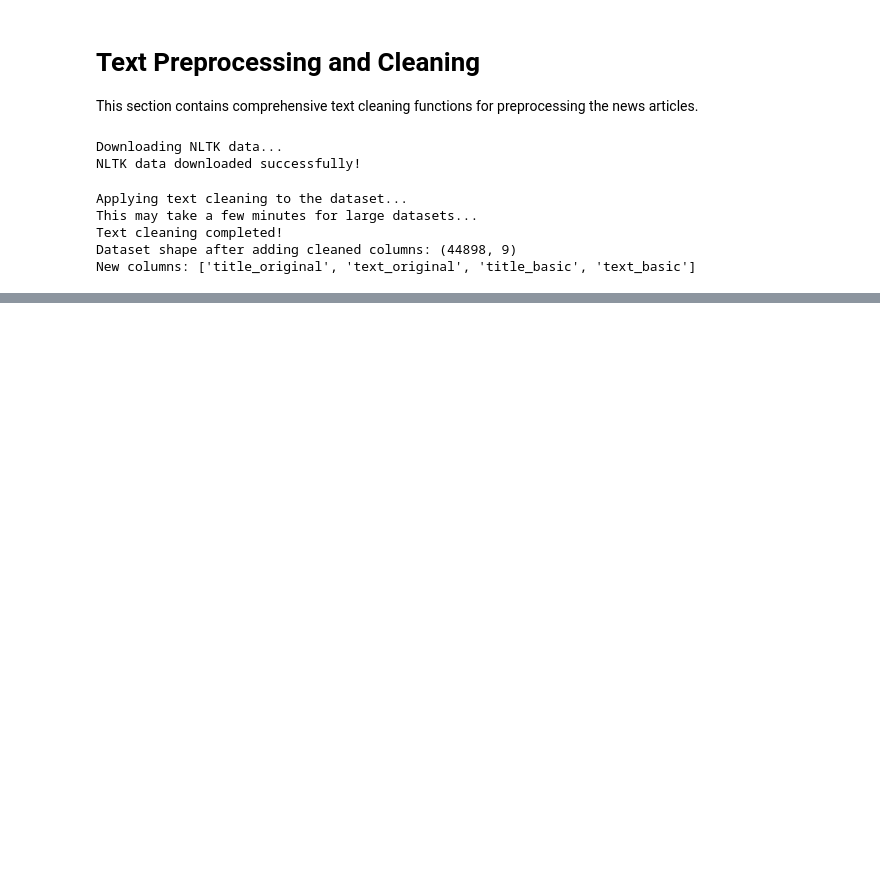
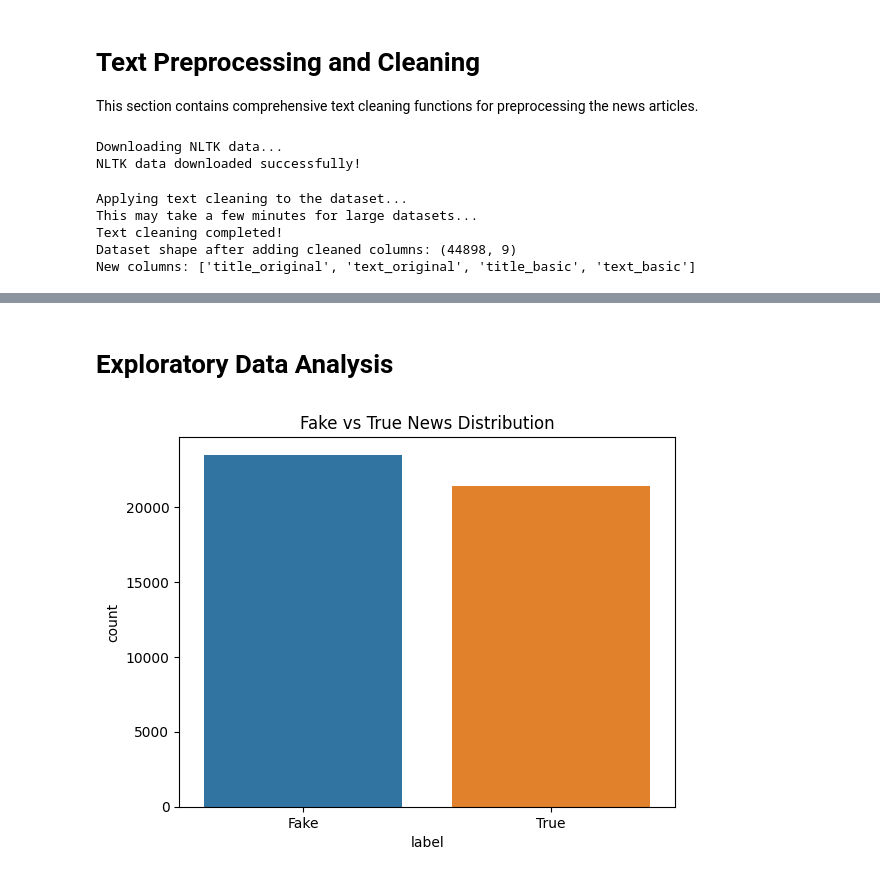
Before and after one commit to krati-2024aiml121/fake-news-group9, a Jupyter notebook: notebooks/01_model1.ipynb, the cells around one changed output, grey strips where cells are left out. Saved outputs shown, nothing was run; the diff lists cells and outputs as text; code cells hidden in the pictures; blank space fills up the shorter version.

```diff
--- a/notebooks/01_model1.ipynb
+++ b/notebooks/01_model1.ipynb
@@ -322,0 +940,12 @@ def clean_text_advanced(text, remove_stops=True, use_lemmatization=True):
+# %% [markdown]
+# Exploratory Data Analysis
+# %%
+# ===============================
+# Label Distribution
+# ===============================
+sns.countplot(x="label", data=df)
+plt.xticks([0,1], ["Fake", "True"])
+plt.title("Fake vs True News Distribution")
+plt.show()
+# %% [output]
+[figure, added]
```
Also changed, not shown: parts of 38 cells of this notebook, 1 other file.
